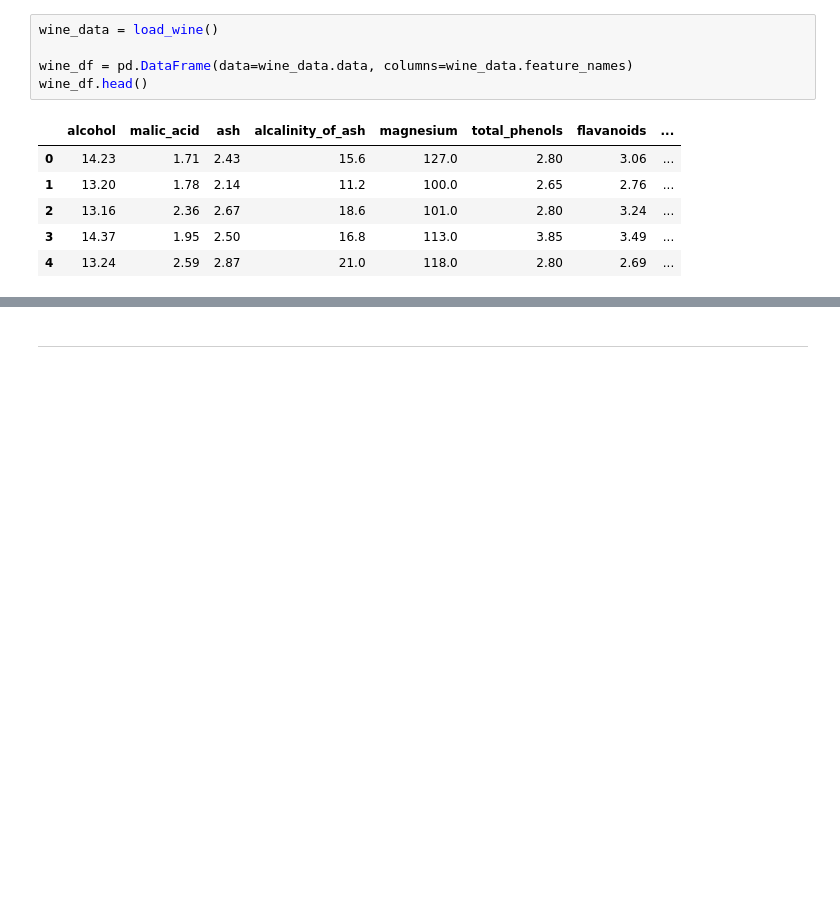
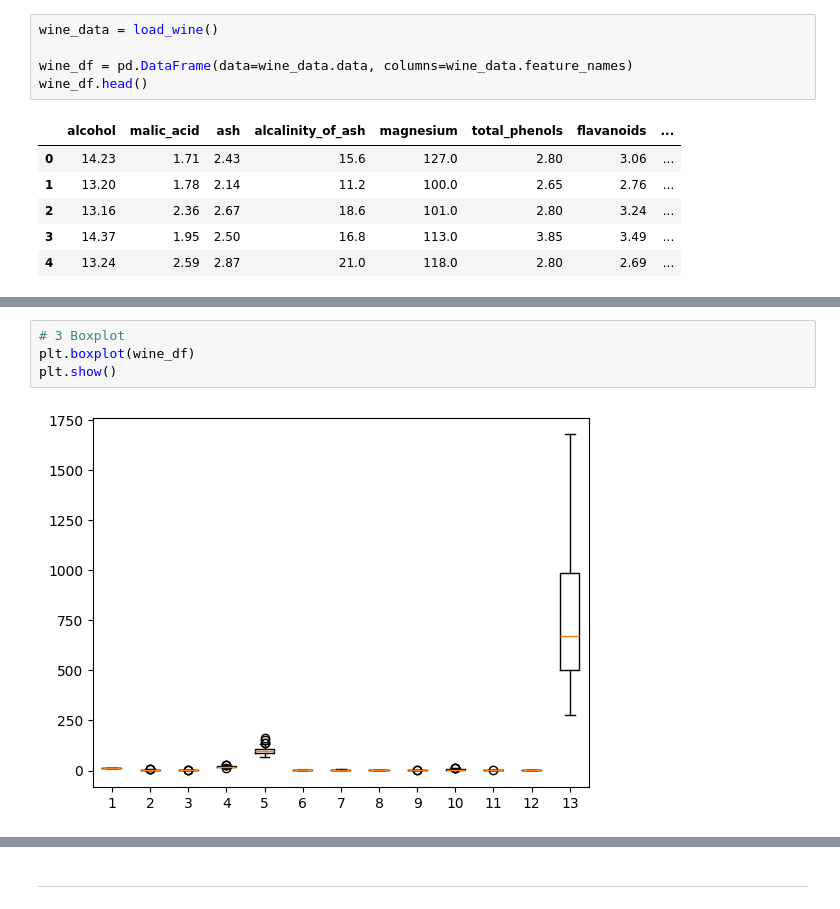
Before and after one commit to NovaStarmax/philomathia, a Jupyter notebook: philomathia.ipynb, the cells around one changed output, grey strips where cells are left out. Saved outputs shown, nothing was run; the diff lists cells and outputs as text; blank space fills up the shorter version.

```diff
--- a/philomathia.ipynb
+++ b/philomathia.ipynb
@@ -574,0 +739,6 @@ wine_df.head()
+# %%
+# 3 Boxplot
+plt.boxplot(wine_df)
+plt.show()
+# %% [output]
+[figure, added]
```
Also changed, not shown: parts of 87 cells of this notebook.
